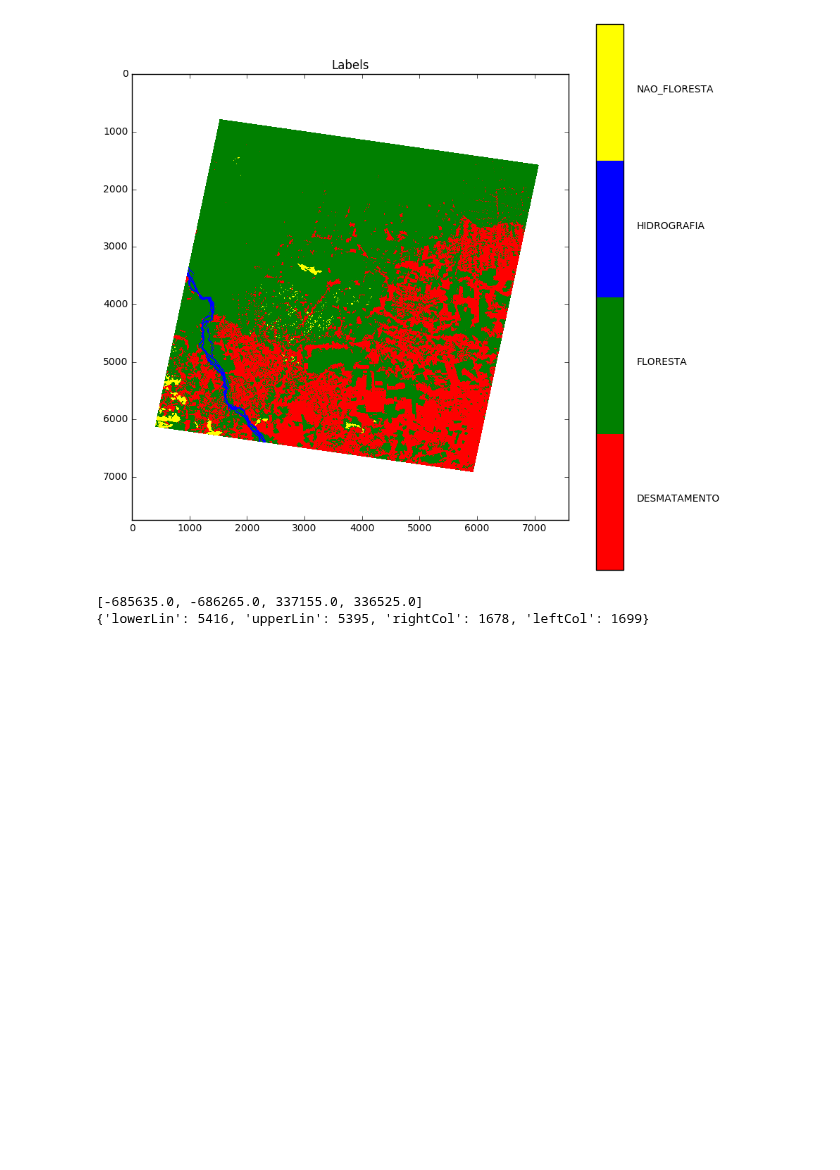
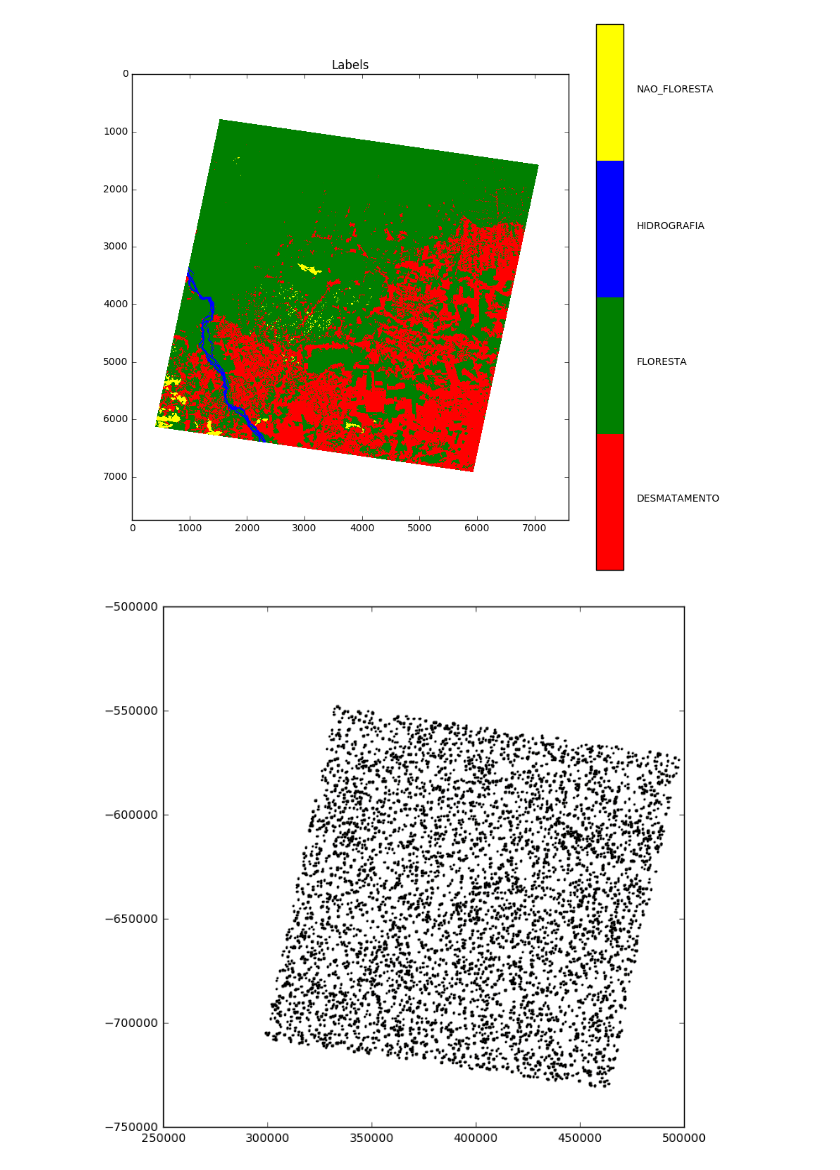
Before and after one commit to rvmaretto/deepgeo, a Jupyter notebook: notebooks/generate_samples_one_scene.ipynb, the cells around one changed output. Drawn from its saved outputs; the diff is of its cells as text; code cells hidden in the pictures; blank space fills up the shorter version.

```diff
--- a/notebooks/generate_samples_one_scene.ipynb
+++ b/notebooks/generate_samples_one_scene.ipynb
@@ -67,9 +71,6 @@ raster_img = np.rollaxis(raster_img, 0, start=3)
 smpGen = sg.SampleGenerator(raster_img, rasterized_layer, class_names, raster_file)
 smpGen.compute_sample_indexes(number_of_samples)
 smpGen.extract_windows(window_size)
-smpGen.generate_windows_geo_coords()
-smpGen.save_samples_SHP(output_shp, out_shp_layer)
+smpGen.save_samples_SHP(output_shp)
+smpGen.save_samples_NPZ(output_npz)
-# %% [output]
-[-685635.0, -686265.0, 337155.0, 336525.0]
-{'lowerLin': 5416, 'upperLin': 5395, 'rightCol': 1678, 'leftCol': 1699}
 # %%
@@ -78,2 +77,21 @@ smpGen.save_samples_SHP(output_shp, out_shp_layer)
 # - Create execute method.
 # - Implement method to save to geotiff. In this method, allow the user to pass a list of indexes to save (none saves everything)
+# %%
+#TODO: How to plot the raster together? Decrease the blank space from the origin to the data
+fig = plt.figure(figsize=(8, 8))
+ax = fig.add_subplot(111)
+out_ds = ogr.Open(output_shp)
+
+layer = out_ds.GetLayerByName(os.path.splitext(os.path.basename(output_shp))[0])
+parcel = layer.GetNextFeature()
+
+while parcel is not None:
+    polygon = loads(parcel.GetGeometryRef().ExportToWkb())
+    xCoord , yCoord = polygon.exterior.xy
+    ax.fill(xCoord,yCoord,"y")
+    ax.plot(xCoord,yCoord, "k-")
+    parcel = layer.GetNextFeature()
+
+out_ds.Destroy()
+# %% [output]
+[figure, added]
```
Also changed, not shown: parts of 5 cells of this notebook, 2 other files.
